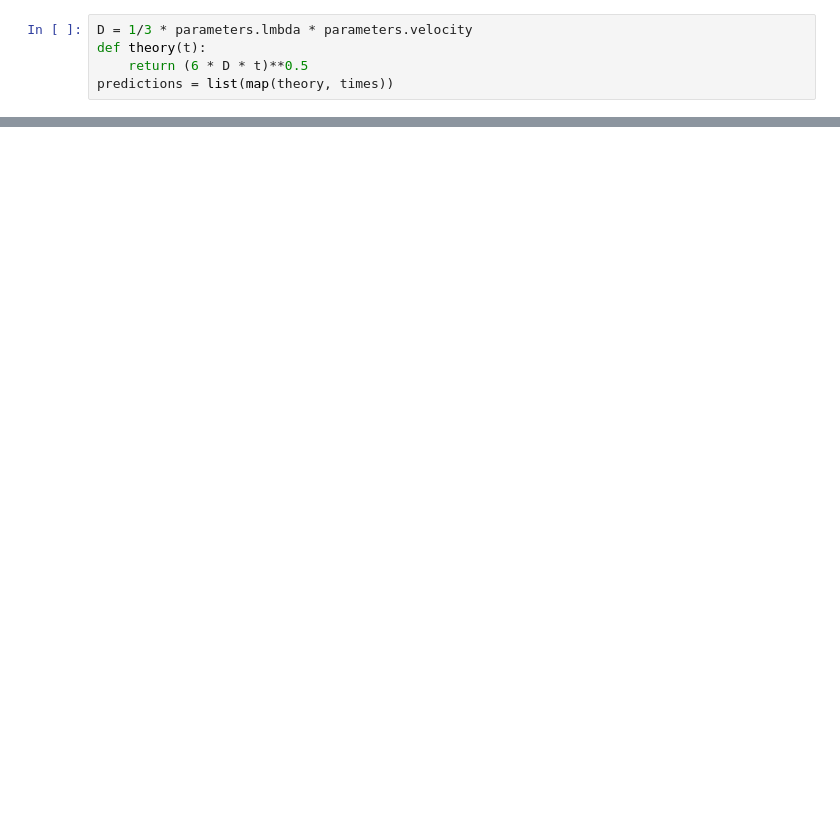
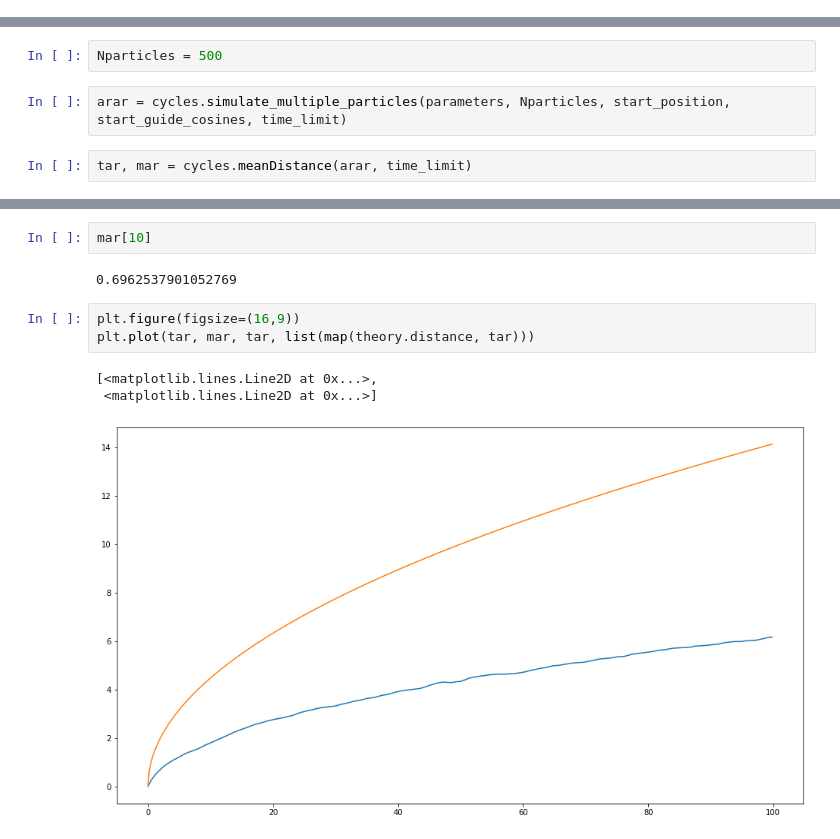
Before and after one commit to Batmaev/inf2, a Jupyter notebook: Main.ipynb, the cells around one changed output, grey strips where cells are left out. Drawn from its saved outputs; the diff is of its cells as text; blank space fills up the shorter version.

```diff
--- a/Main.ipynb
+++ b/Main.ipynb
@@ -20,5 +35,0 @@ times = list(map(lambda obj : obj.t, one_particle_path))
-# %%
-D = 1/3 * parameters.lmbda * parameters.velocity
-def theory(t):
-    return (6 * D * t)**0.5
-predictions = list(map(theory, times))
@@ -32,0 +36,6 @@ plt.plot(times, distances, times, predictions)
+# %%
+Nparticles = 500
+# %%
+arar = cycles.simulate_multiple_particles(parameters, Nparticles, start_position, start_guide_cosines, time_limit)
+# %%
+tar, mar = cycles.meanDistance(arar, time_limit)
@@ -32,0 +60,11 @@ plt.plot(times, distances, times, predictions)
+# %%
+mar[10]
+# %% [output]
+0.6962537901052769
+# %%
+plt.figure(figsize=(16,9))
+plt.plot(tar, mar, tar, list(map(theory.distance, tar)))
+# %% [output]
+[<matplotlib.lines.Line2D at 0x...>,
+ <matplotlib.lines.Line2D at 0x...>]
+[figure, added]
```
Also changed, not shown: parts of 5 cells of this notebook, 3 other files.
